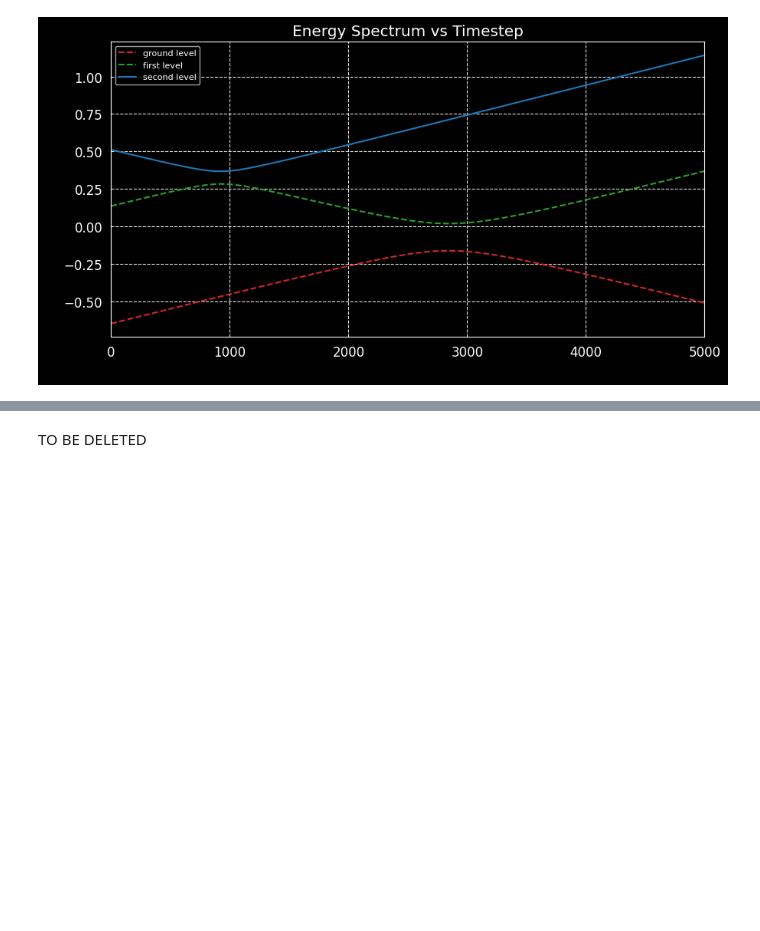
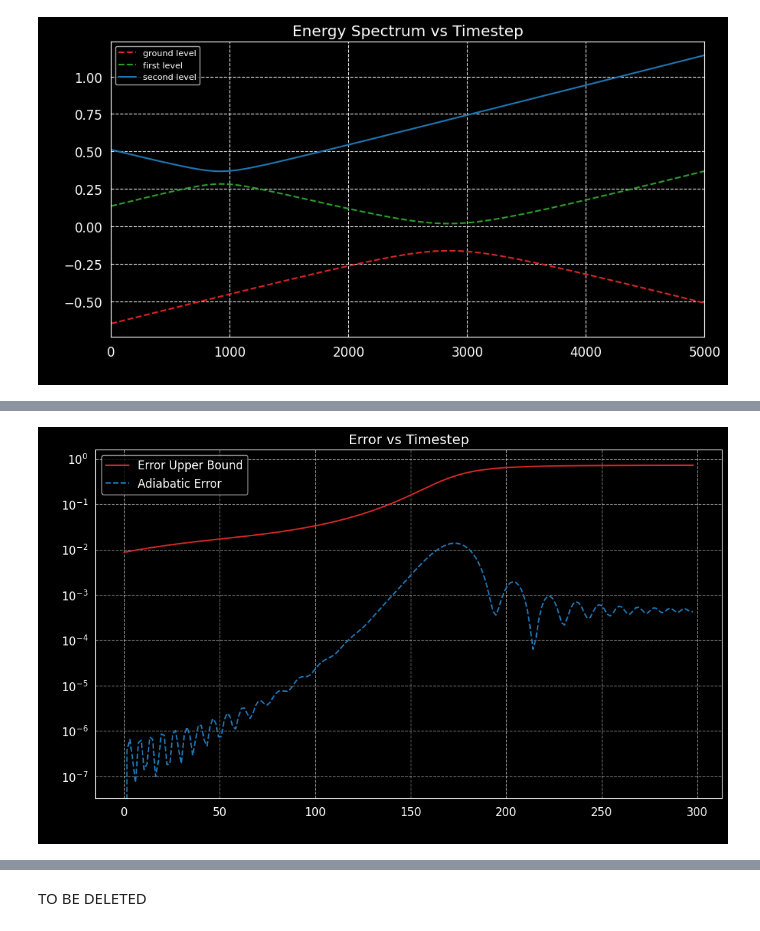
Before and after one commit to Usernotfoundoops/Adibatic_Quantum_Computing, a Jupyter notebook: Adiabatic Theorem Implementation (Muti.T).ipynb, the cells around one changed output, grey strips where cells are left out. Cells and saved outputs as stored; diff of their text form; code cells hidden in the pictures; blank space fills up the shorter version.

```diff
--- a/Adiabatic Theorem Implementation (Muti.T).ipynb
+++ b/Adiabatic Theorem Implementation (Muti.T).ipynb
@@ -201,0 +238,12 @@ plt.grid(linestyle='--',alpha=0.5)
+# %%
+fig, ax = plt.subplots(figsize=(10,6),layout='constrained')
+Approximate_Error= ax.plot(listy[k], error_full_list[k], color='tab:red',label='Error Upper Bound')
+Ideal_Error=ax.plot(listy[k], errors_fidelity_list_full[k],'--', color='tab:blue',label='Adiabatic Error')
+ax.set_ylabel('Error Value(log)', fontsize=12)
+ax.set_xlabel('Timestep ($t$)', fontsize=12)
+ax.set_yscale('log')
+ax.legend()
+ax.set_title('Error vs Timestep')
+plt.grid(linestyle='--',alpha=0.5)
+# %% [output]
+[figure, added]
```
Also changed, not shown: parts of 13 cells of this notebook, 1 other file.
